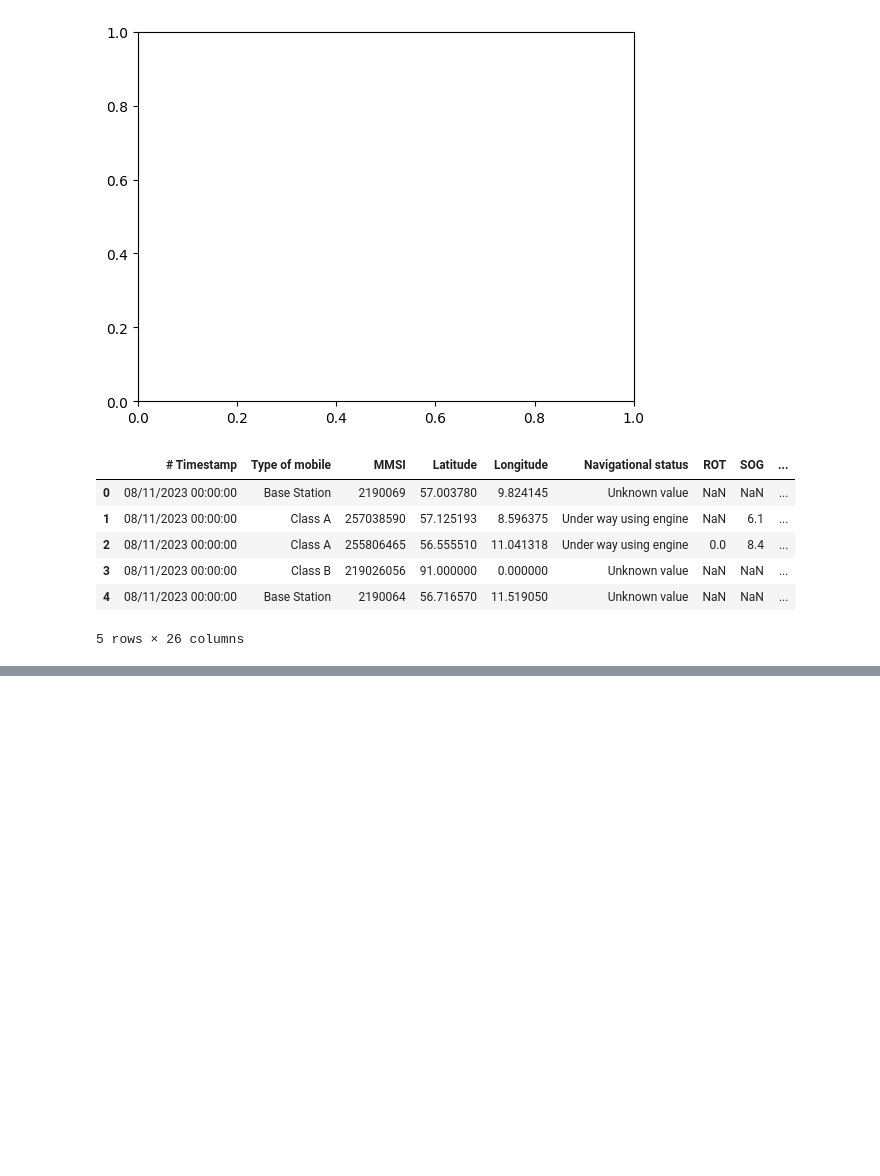
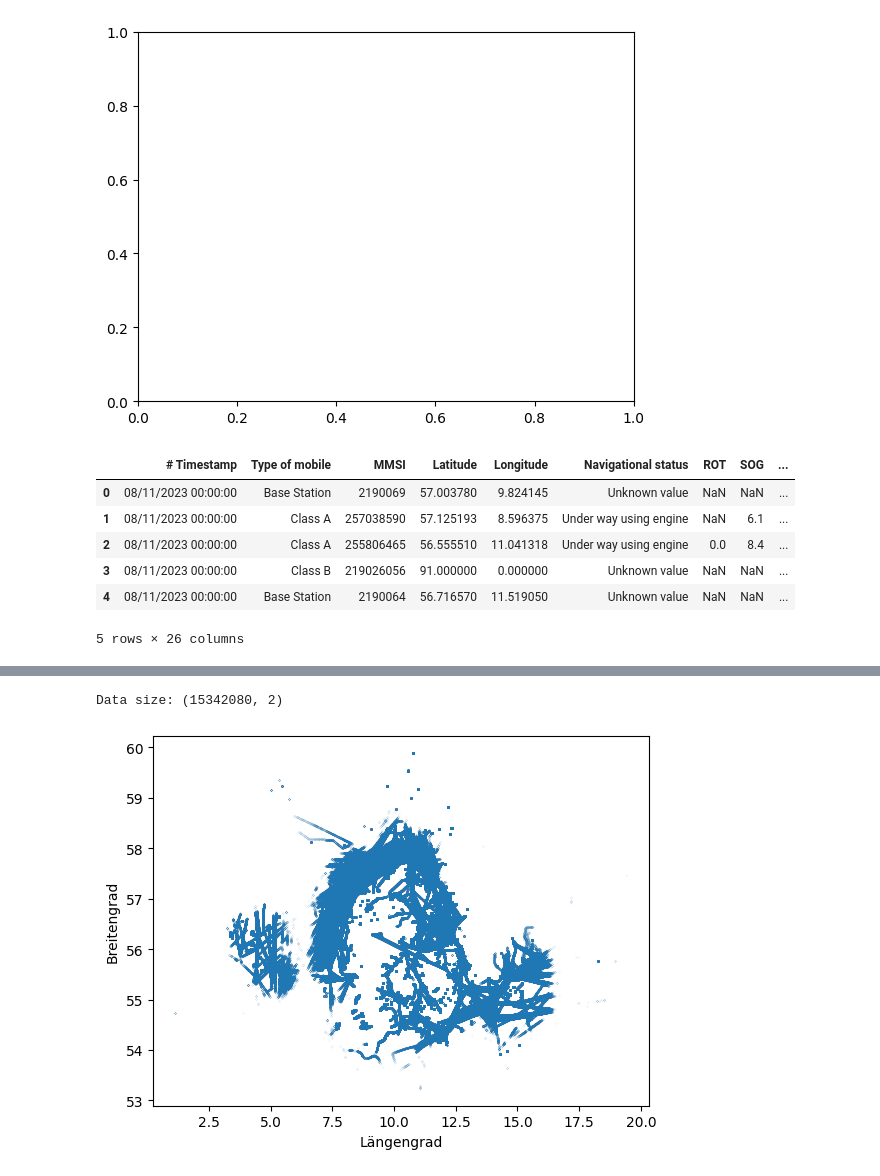
Before and after one commit to SeseRau/py-ma-git, a Jupyter notebook: notebooks/DataTest.ipynb, the cells around one changed output, grey strips where cells are left out. Cells and saved outputs as stored; diff of their text form; code cells hidden in the pictures; blank space fills up the shorter version.

```diff
--- a/notebooks/DataTest.ipynb
+++ b/notebooks/DataTest.ipynb
@@ -671,4 +722,63 @@ mean          8.985211
 max            1.0
 Name: count, dtype: float64
 [figure]
+# %%
+# Mape
+
+import pandas as pd
+import sklearn as sk
+import numpy as np
+from matplotlib import pyplot as plt
+
+filename = "aisdk-2023-11-08"
+#filename = "aisdk-2023-11-08_2_kkn"
+#filename = "aisdk-2023-11-08-s_2_kkn"
+#filename = "aisdk-2023-11-08-xs"
+#filename = "aisdk-2023-11-08-s"
+#filename = "aisdk-2023-11-08-6xs"
+#filename = "aisTestFile_500k_kkn"
+#filename = "aisdk-2023-11-11_266288000_s_1_kkn_Step2b"
+
+#folderoutput = "../workdir/AIS-Images/"
+folderoutput = f"../workdir/AIS-Images/{filename}_analyse/"
+
+# data =  pd.read_csv("../workdir/AIS-KNN-Files/aisdk-2023-11-08-xs_2_kkn.csv", lineterminator='$').values.reshape((-1,100,6))
+df =  pd.read_csv(f"../workdir/AIS-Files/{filename}.csv")#, lineterminator='$')#.values.reshape((-1,100,6))h
+
+df.head(4)
+
+# print(f"Data size: {df.shape}")
+
+df.drop(columns=['MMSI', '# Timestamp', 'Type of mobile', 'Navigational status', 'ROT', 'SOG', 'COG', 'Heading', 'IMO', 'Callsign', 'Name', 'Ship type', 'Cargo type', 'Length', 'Type of position fixing device', 'Draught', 'Destination', 'ETA', 'Data source type', 'A', 'B', 'C', 'D', 'Width'], inplace=True)
+
+
+df = df[['Latitude', 'Longitude']]
+df.head(4)
+print(f"Data size: {df.shape}")
+
+#df.to_csv(f"{folderoutput}{filename}_mape.csv", index=False)
+
+#df.plot(x='Longitude',y='Latitude', kind='scatter', s=0.002)
+plt.scatter(df['Longitude'],df['Latitude'], s=0.002)
+
+plt.ylabel('Breitengrad')
+plt.xlabel('Längengrad')
+plt.savefig(f"{folderoutput}{filename}_mape_raw.png", bbox_inches='tight', dpi=600)
+plt.cla()
+
+#filter
+df = df[df['Latitude'] > 53]
+df = df[df['Latitude'] < 60]
+
+df = df[df['Longitude'] > 0]
+df = df[df['Longitude'] < 22]
+
+plt.scatter(df['Longitude'],df['Latitude'], s=0.002)
+
+plt.ylabel('Breitengrad')
+plt.xlabel('Längengrad')
+plt.savefig(f"{folderoutput}{filename}_mape_cut.png", bbox_inches='tight', dpi=600)
+# %% [output]
+Data size: (15342080, 2)
+[figure, added]
 # %%
```
Also changed, not shown: parts of 5 cells of this notebook, 1 other file.
